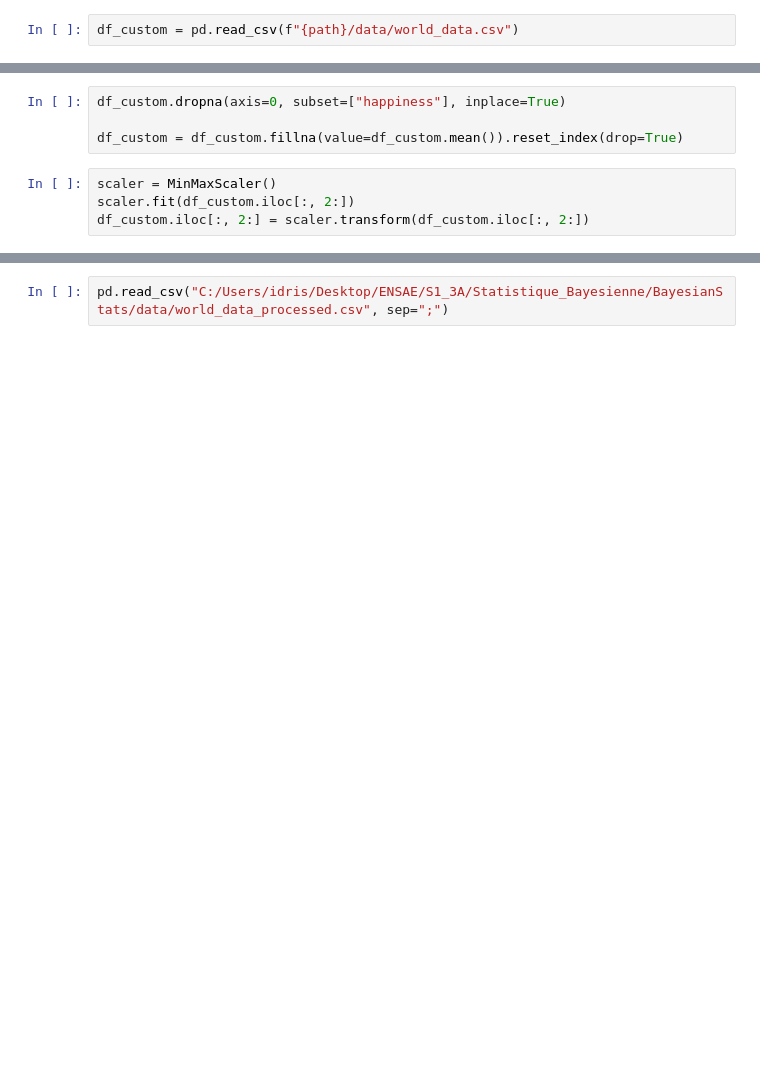
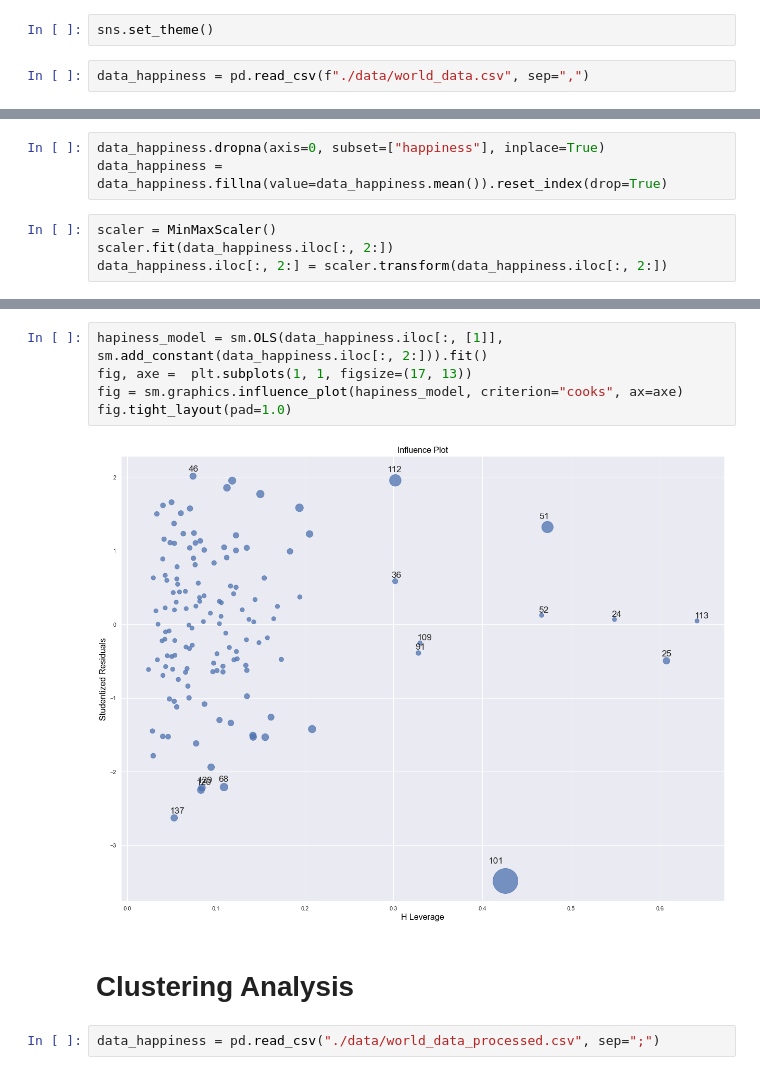
Before and after one commit to kidrissa/BayesianStats, a Jupyter notebook: notebook/visualisation.ipynb, the cells around one changed output, grey strips where cells are left out. Cells and saved outputs as stored; diff of their text form; blank space fills up the shorter version.

```diff
--- a/notebook/visualisation.ipynb
+++ b/notebook/visualisation.ipynb
@@ -12,2 +11,4 @@ path = "C:/Users/idris/Desktop/ENSAE/S1_3A/Statistique_Bayesienne/BayesianStats/
+# %%
+sns.set_theme()
 # %%
-df_custom = pd.read_csv(f"{path}/data/world_data.csv")
+data_happiness = pd.read_csv(f"./data/world_data.csv", sep=",")
@@ -16,9 +35,8 @@ df_custom.isna().sum()
 # %%
-df_custom.dropna(axis=0, subset=["happiness"], inplace=True)
-
-df_custom = df_custom.fillna(value=df_custom.mean()).reset_index(drop=True)
+data_happiness.dropna(axis=0, subset=["happiness"], inplace=True)
+data_happiness = data_happiness.fillna(value=data_happiness.mean()).reset_index(drop=True)
 # %%
 scaler = MinMaxScaler()
-scaler.fit(df_custom.iloc[:, 2:])
-df_custom.iloc[:, 2:] = scaler.transform(df_custom.iloc[:, 2:])
+scaler.fit(data_happiness.iloc[:, 2:])
+data_happiness.iloc[:, 2:] = scaler.transform(data_happiness.iloc[:, 2:])
 # %%
@@ -31,2 +66,11 @@ df_custom.iloc[:, 1:2]
+# %%
+hapiness_model = sm.OLS(data_happiness.iloc[:, [1]], sm.add_constant(data_happiness.iloc[:, 2:])).fit()
+fig, axe =  plt.subplots(1, 1, figsize=(17, 13))
+fig = sm.graphics.influence_plot(hapiness_model, criterion="cooks", ax=axe)
+fig.tight_layout(pad=1.0)
+# %% [output]
+[figure, added]
+# %% [markdown]
+# Clustering Analysis
 # %%
-pd.read_csv("C:/Users/idris/Desktop/ENSAE/S1_3A/Statistique_Bayesienne/BayesianStats/data/world_data_processed.csv", sep=";")
+data_happiness = pd.read_csv("./data/world_data_processed.csv", sep=";")
```
Also changed, not shown: parts of 23 cells of this notebook, 11 other files.
